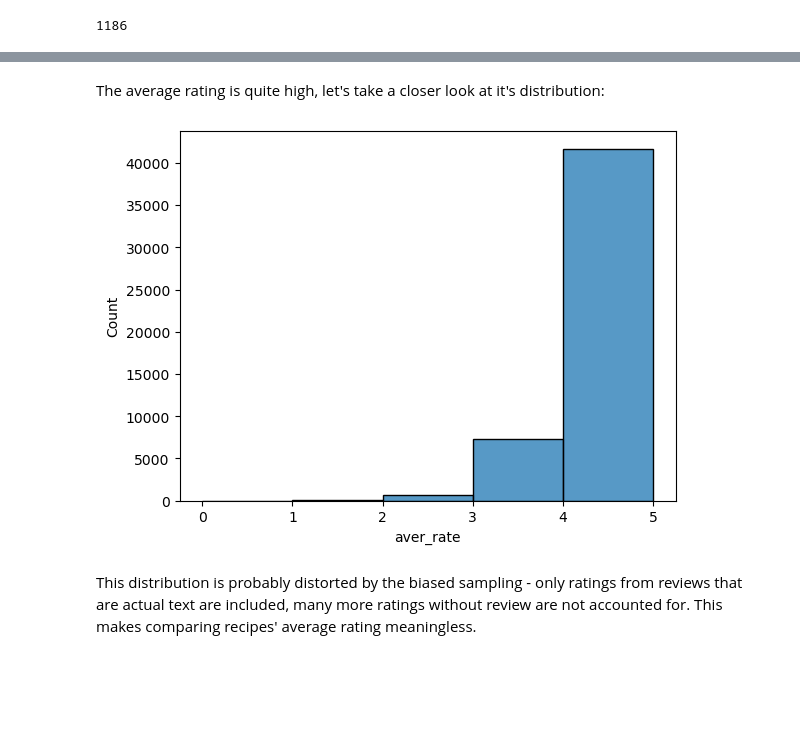
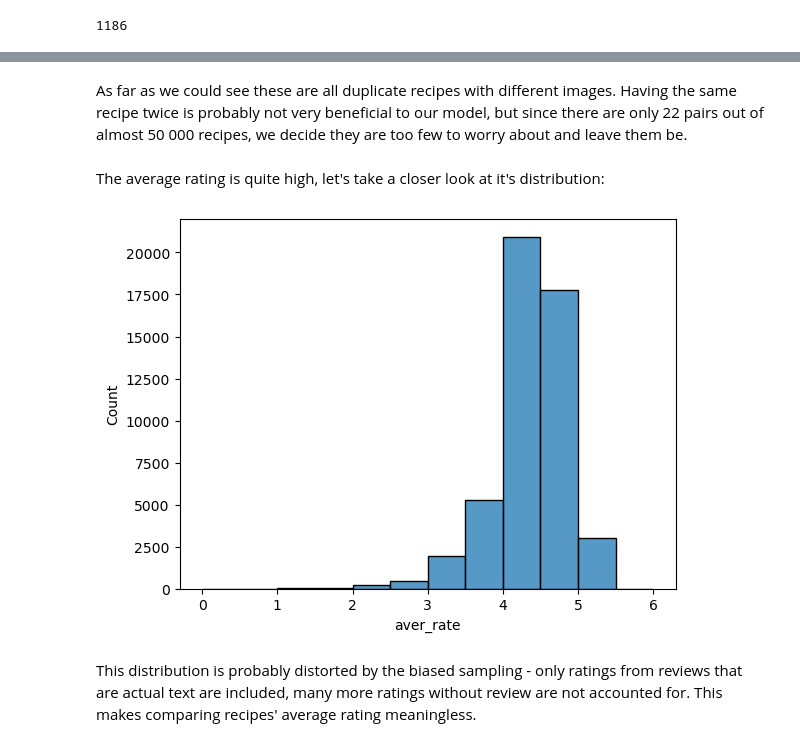
Before and after one commit to dtuleva/Recipe_Recommendation_System, a Jupyter notebook: RRS_EDA.ipynb, the cells around one changed output, grey strips where cells are left out. Drawn from its saved outputs; the diff is of its cells as text; code cells hidden in the pictures; blank space fills up the shorter version.

```diff
--- a/RRS_EDA.ipynb
+++ b/RRS_EDA.ipynb
@@ -39,0 +43,13 @@ recipes
+# %%
+cols_to_keep = [
+    "recipe_id",
+    "recipe_name",
+    "aver_rate",
+    "review_nums",
+    "ingredients",
+    "cooking_directions",
+    "reviews"
+    ]
+# %%
+recipes = pd.read_csv("data/foodRecSys-V1_kaggle/raw-data_recipe.csv", usecols = cols_to_keep)
+recipes
@@ -55,5 +80,0 @@ The recipe dataset has 9 features - integer id, name, average rating, image url,
-# %%
-# not interested in nutrition, url not functional, image in dataset be id
-
-recipes = recipes.drop(columns = ["image_url", "nutritions"])
-recipes.head(3)
@@ -139,9 +145,11 @@ recipes[recipes.duplicated(subset=["recipe_name", "ingredients", "cooking_direct
+# %% [markdown]
+As far as we could see these are all duplicate recipes with different images. Having the same recipe twice is probably not very beneficial to our model, but since there are only 22 pairs out of almost 50 000 recipes, we decide they are too few to worry about and leave them be.
 # %% [markdown]
 The average rating is quite high, let's take a closer look at it's distribution:
 # %%
-sns.histplot(recipes.aver_rate, binwidth = 1, binrange = [0, 5])
+sns.histplot(recipes.aver_rate, binwidth = 0.5, binrange = [0, 6])
 plt.show()
 # %% [output]
-[figure, old version]
+[figure, new version]
 # %% [markdown]
 This distribution is probably distorted by the biased sampling - only ratings from reviews that are actual text are included, many more ratings without review are not accounted for. This makes comparing recipes' average rating meaningless.
```
Also changed, not shown: parts of 70 cells of this notebook, 17 other files.
